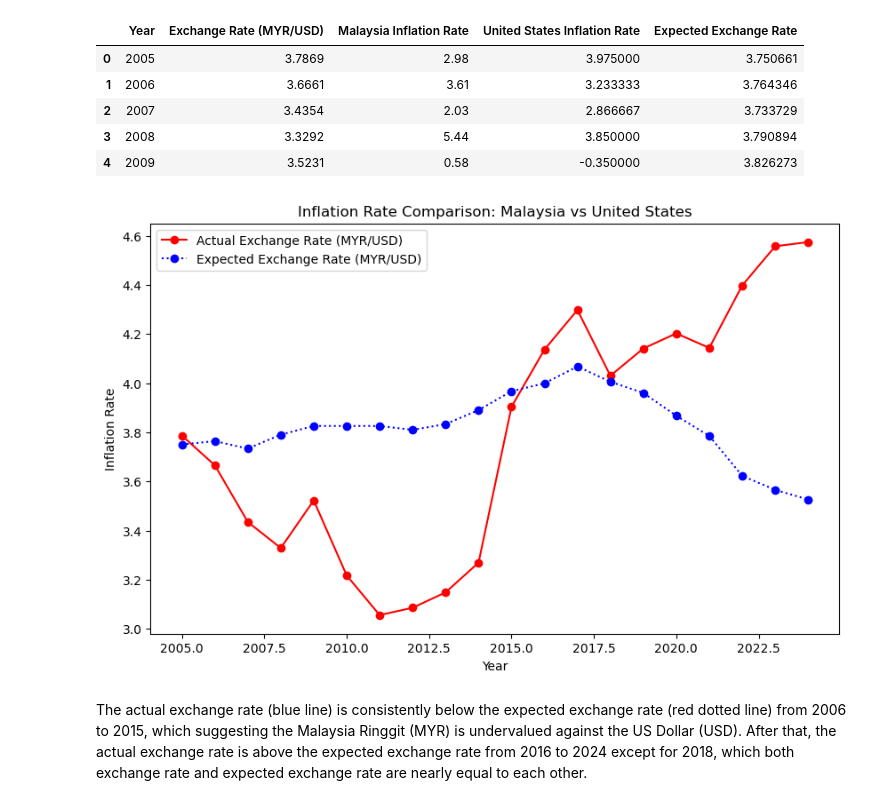
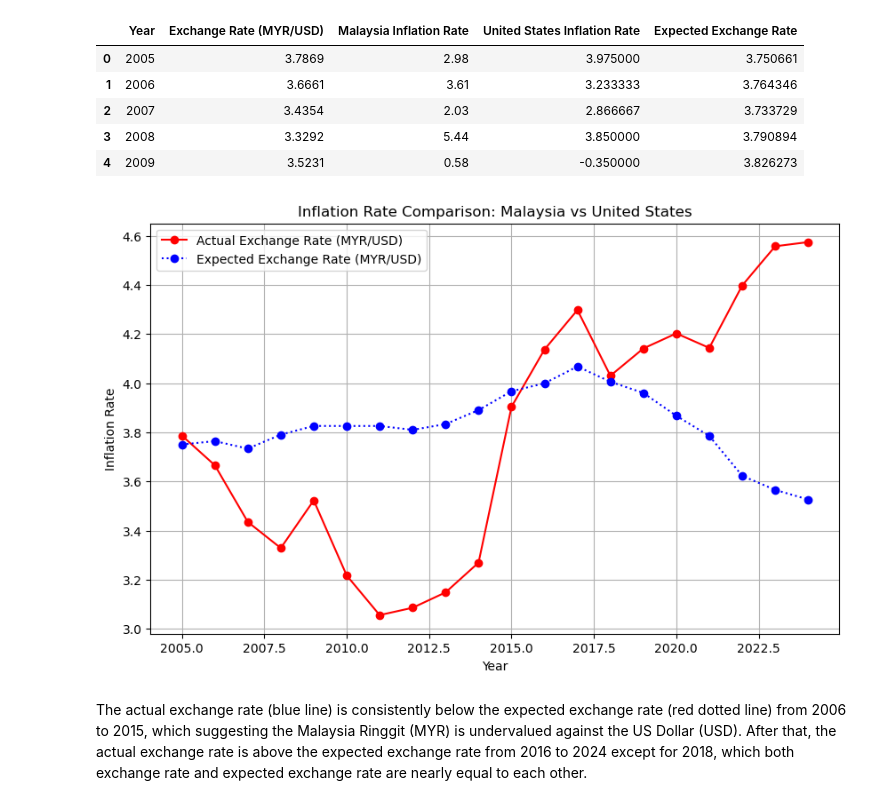
Before and after one commit to pychinnn/Inflation-Impact-Analysis-Malaysia-vs-US-, a Jupyter notebook: Inflation Impact Analysis (Malaysia vs US) R1 - Share.ipynb, the cells around one changed output. Cells and saved outputs as stored; diff of their text form; code cells hidden in the pictures.

```diff
--- a/Inflation Impact Analysis (Malaysia vs US) R1 - Share.ipynb
+++ b/Inflation Impact Analysis (Malaysia vs US) R1 - Share.ipynb
@@ -278,22 +279,23 @@ comparison.head()
 # %%
 fig, ax = plt.subplots(figsize=(10, 6))
 ax.plot(comparison['Year'], comparison['Exchange Rate (MYR/USD)'],
         linestyle='-',
         color='red',
         marker='o',
         label='Actual Exchange Rate (MYR/USD)')
 ax.plot(comparison['Year'], comparison['Expected Exchange Rate'],
         linestyle=':',
         color='blue',
         marker='o',
         label='Expected Exchange Rate (MYR/USD)')
 ax.set_title('Inflation Rate Comparison: Malaysia vs United States')
 ax.set_xlabel('Year')
 ax.set_ylabel('Inflation Rate')
 ax.legend()
+plt.grid(True)
 plt.show()
 # %% [output]
-[figure, old version]
+[figure, new version]
 # %% [markdown]
 The actual exchange rate (blue line) is consistently below the expected exchange rate (red dotted line) from 2006 to 2015, which suggesting the Malaysia Ringgit (MYR) is undervalued against the US Dollar (USD). After that, the actual exchange rate is above the expected exchange rate from 2016 to 2024 except for 2018, which both exchange rate and expected exchange rate are nearly equal to each other.
 # %% [markdown]
```
Also changed, not shown: parts of 2 cells of this notebook.
